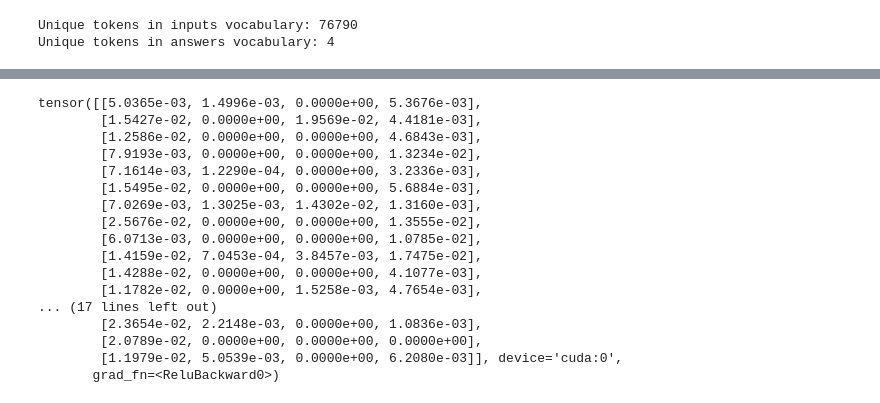
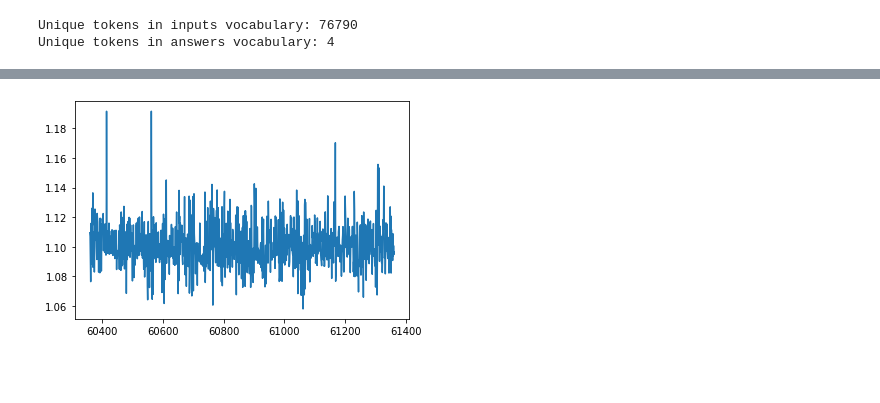
Before and after one commit to janakurrek/mnli, a Jupyter notebook: models/bilstm-revised.ipynb, the cells around one changed output, grey strips where cells are left out. Drawn from its saved outputs; the diff is of its cells as text; code cells hidden in the pictures; blank space fills up the shorter version.

Commit message:
first run revised

```diff
--- a/models/bilstm-revised.ipynb
+++ b/models/bilstm-revised.ipynb
@@ -27,6 +28,7 @@ class Parameters():
         # training
         self.epochs = 5
         self.learning_rate = 0.001
+        self.outpath = '/home/ndg/users/jkurre/mnli/models/bilstm_revised.pt'
 
 params = Parameters()
 # %%
@@ -78,8 +80,8 @@ class MultiNLIModel(nn.Module):
         self.lstm = nn.LSTM(embed_size, hidden_size,
                             num_layers=n_layers, dropout=dropout,
                             bidirectional=True)
-        self.fc = nn.Linear(hidden_size * 2, output_size, bias=False)
-        self.attention = Attention(hidden_size)
+        self.fc_hidden = nn.Linear(hidden_size * 2, hidden_size, bias=False)
+        self.fc_output = nn.Linear(hidden_size,  output_size, bias=False)
 
     def encode(self, pair_embed, batch_size):
         state_shape = self.n_cells, batch_size, self.hidden_size
@@ -104,7 +106,8 @@ class MultiNLIModel(nn.Module):
         pair_embed = self.encode(pair_embed, batch_size)
 
         # seq_length * 2, batch_size, output_size
-        pair_embed = self.relu(self.fc(pair_embed))
+        pair_embed = self.relu(self.fc_hidden(pair_embed))
+        pair_embed = self.relu(self.fc_output(pair_embed))
 
         return pair_embed
 # %%
@@ -113,6 +116,9 @@ model = MultiNLIModel(params.input_size, params.output_size, params.embed_size,
 # %%
 criterion = nn.CrossEntropyLoss()
 opt = O.Adam(model.parameters(), lr=params.learning_rate)
+
+iterations = 0
+running_loss = []
 
 for epoch in range(params.epochs):
     train_iterator.init_epoch()
@@ -127,6 +133,22 @@ for epoch in range(params.epochs):
 
         # forward pass
         answer = model(batch)
-        break
-    break
+
+         # calculate accuracy of predictions in the current batch
+        n_correct += (torch.max(answer, 1)[1].view(batch.label.size()) == batch.label).sum().item()
+        n_total += batch.batch_size
+        train_acc = 100. * n_correct/n_total
+
+        # calculate loss of the network output with respect to training labels
+        loss = criterion(answer, batch.label)
+
+        # backpropagate and update optimizer learning rate
+        loss.backward(); opt.step()
+
+        if iterations % 200 == 0:
+            print(f'Accuracy: {train_acc}')
+            print(f'Loss: {loss.item()}')
+            print(f'Iteration: {iterations}')
+
+        running_loss.append((iterations, loss.item()))
 # %% [output]
@@ -134,20 +171,0 @@ torch.Size([32, 2048])
-# %%
-answer
-# %% [output]
-tensor([[5.0365e-03, 1.4996e-03, 0.0000e+00, 5.3676e-03],
-        [1.5427e-02, 0.0000e+00, 1.9569e-02, 4.4181e-03],
-        [1.2586e-02, 0.0000e+00, 0.0000e+00, 4.6843e-03],
-        [7.9193e-03, 0.0000e+00, 0.0000e+00, 1.3234e-02],
-        [7.1614e-03, 1.2290e-04, 0.0000e+00, 3.2336e-03],
-        [1.5495e-02, 0.0000e+00, 0.0000e+00, 5.6884e-03],
-        [7.0269e-03, 1.3025e-03, 1.4302e-02, 1.3160e-03],
-        [2.5676e-02, 0.0000e+00, 0.0000e+00, 1.3555e-02],
-        [6.0713e-03, 0.0000e+00, 0.0000e+00, 1.0785e-02],
-        [1.4159e-02, 7.0453e-04, 3.8457e-03, 1.7475e-02],
-        [1.4288e-02, 0.0000e+00, 0.0000e+00, 4.1077e-03],
-        [1.1782e-02, 0.0000e+00, 1.5258e-03, 4.7654e-03],
-... (17 lines left out)
-        [2.3654e-02, 2.2148e-03, 0.0000e+00, 1.0836e-03],
-        [2.0789e-02, 0.0000e+00, 0.0000e+00, 0.0000e+00],
-        [1.1979e-02, 5.0539e-03, 0.0000e+00, 6.2080e-03]], device='cuda:0',
-       grad_fn=<ReluBackward0>)
@@ -153,0 +174,5 @@ tensor([[5.0365e-03, 1.4996e-03, 0.0000e+00, 5.3676e-03],
+# %%
+plt.plot(*zip(*running_loss[-1000:]))
+plt.show()
+# %% [output]
+[figure, added]
```
Also changed, not shown: parts of 4 cells of this notebook.
